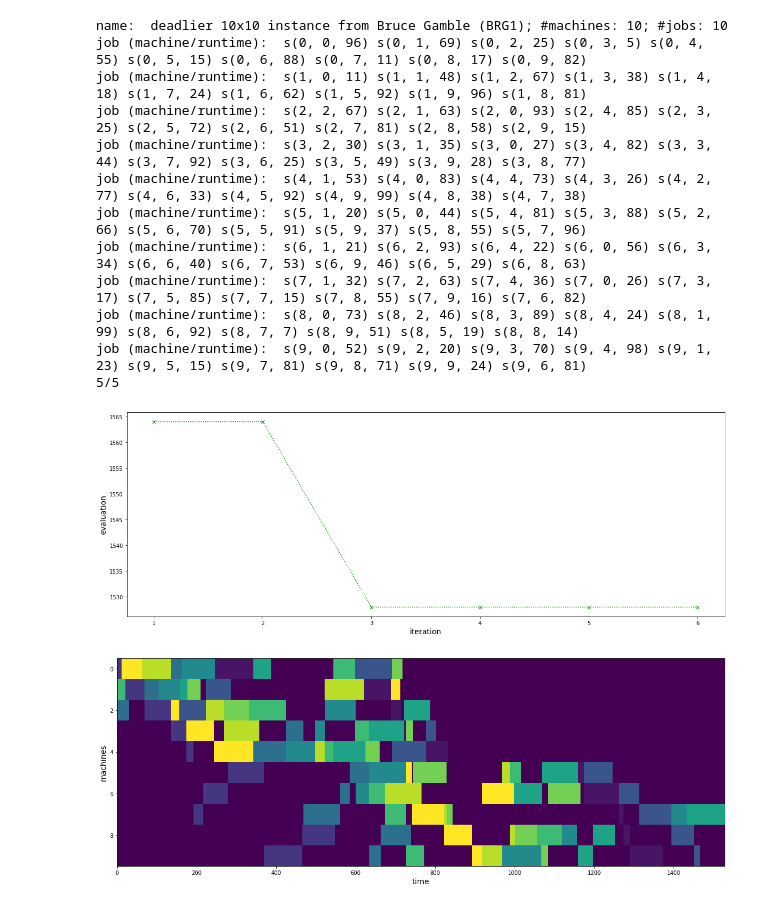
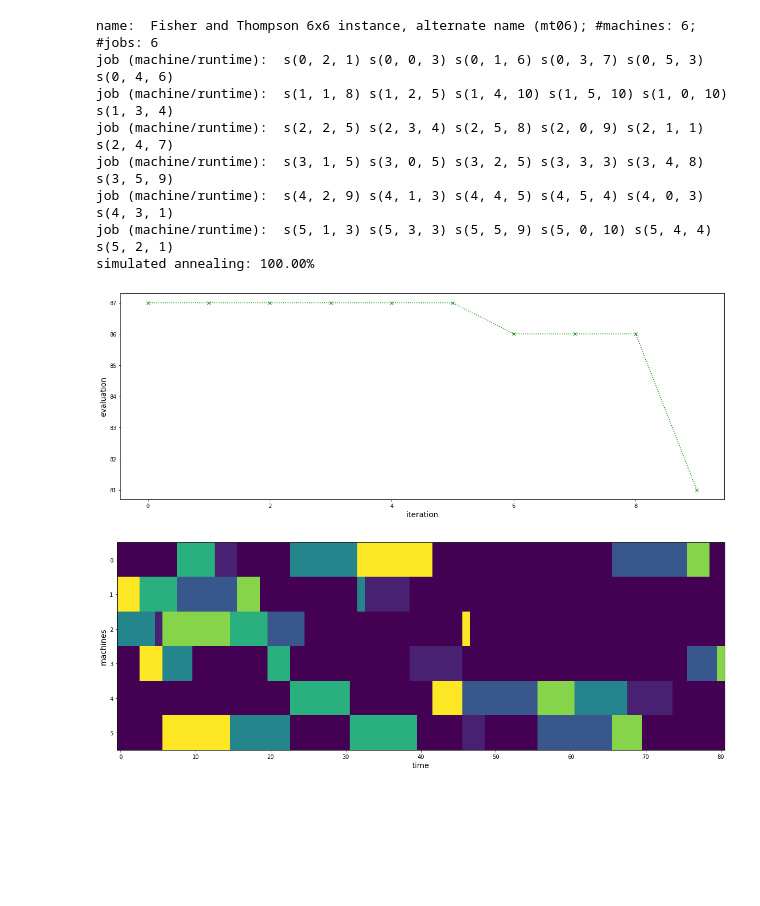
Before and after one commit to graps1/jobshop, a Jupyter notebook: viz.ipynb, the cells around one changed output. Saved outputs shown, nothing was run; the diff lists cells and outputs as text; code cells hidden in the pictures; blank space fills up the shorter version.

```diff
--- a/viz.ipynb
+++ b/viz.ipynb
@@ -57,12 +70,12 @@ from renderer import render_jls, render_improvement
 
 problems = get_problems("jobshop1.txt")
 
-def execute_search(problemidx, n_iterations=10):
+def execute_search(problemidx, search_alg, n_iterations=10):
     global problems
     problem = problems[problemidx]
     print(problem)
     jobs = map_problem_to_jls(problem)
     jls.set_params(problem)
-    schedule,vals = jls.search_hillclimber_iterated(jobs, n_iterations)
+    schedule,vals = search_alg(jobs, n_iterations)
     render_improvement(vals)
     render_jls(problem.nr_machines, problem.nr_jobs, schedule)
@@ -99,17 +82,13 @@ job (machine/runtime):  s(9, 4, 40) s(9, 1, 83) s(9, 0, 19) s(9, 2, 8) s(9, 3, 7
-# %%
-execute_search(50,5)
-# %% [output]
-name:  deadlier 10x10 instance from Bruce Gamble (BRG1); #machines: 10; #jobs: 10
-job (machine/runtime):  s(0, 0, 96) s(0, 1, 69) s(0, 2, 25) s(0, 3, 5) s(0, 4, 55) s(0, 5, 15) s(0, 6, 88) s(0, 7, 11) s(0, 8, 17) s(0, 9, 82)
-job (machine/runtime):  s(1, 0, 11) s(1, 1, 48) s(1, 2, 67) s(1, 3, 38) s(1, 4, 18) s(1, 7, 24) s(1, 6, 62) s(1, 5, 92) s(1, 9, 96) s(1, 8, 81)
-job (machine/runtime):  s(2, 2, 67) s(2, 1, 63) s(2, 0, 93) s(2, 4, 85) s(2, 3, 25) s(2, 5, 72) s(2, 6, 51) s(2, 7, 81) s(2, 8, 58) s(2, 9, 15)
-job (machine/runtime):  s(3, 2, 30) s(3, 1, 35) s(3, 0, 27) s(3, 4, 82) s(3, 3, 44) s(3, 7, 92) s(3, 6, 25) s(3, 5, 49) s(3, 9, 28) s(3, 8, 77)
-job (machine/runtime):  s(4, 1, 53) s(4, 0, 83) s(4, 4, 73) s(4, 3, 26) s(4, 2, 77) s(4, 6, 33) s(4, 5, 92) s(4, 9, 99) s(4, 8, 38) s(4, 7, 38)
-job (machine/runtime):  s(5, 1, 20) s(5, 0, 44) s(5, 4, 81) s(5, 3, 88) s(5, 2, 66) s(5, 6, 70) s(5, 5, 91) s(5, 9, 37) s(5, 8, 55) s(5, 7, 96)
-job (machine/runtime):  s(6, 1, 21) s(6, 2, 93) s(6, 4, 22) s(6, 0, 56) s(6, 3, 34) s(6, 6, 40) s(6, 7, 53) s(6, 9, 46) s(6, 5, 29) s(6, 8, 63)
-job (machine/runtime):  s(7, 1, 32) s(7, 2, 63) s(7, 4, 36) s(7, 0, 26) s(7, 3, 17) s(7, 5, 85) s(7, 7, 15) s(7, 8, 55) s(7, 9, 16) s(7, 6, 82)
-job (machine/runtime):  s(8, 0, 73) s(8, 2, 46) s(8, 3, 89) s(8, 4, 24) s(8, 1, 99) s(8, 6, 92) s(8, 7, 7) s(8, 9, 51) s(8, 5, 19) s(8, 8, 14)
-job (machine/runtime):  s(9, 0, 52) s(9, 2, 20) s(9, 3, 70) s(9, 4, 98) s(9, 1, 23) s(9, 5, 15) s(9, 7, 81) s(9, 8, 71) s(9, 9, 24) s(9, 6, 81)
-5/5
-[figure, removed]
-[figure, removed]
+# %%
+execute_search(5,jls.search_simulatedannealing, n_iterations=10)
+# %% [output]
+name:  Fisher and Thompson 6x6 instance, alternate name (mt06); #machines: 6; #jobs: 6
+job (machine/runtime):  s(0, 2, 1) s(0, 0, 3) s(0, 1, 6) s(0, 3, 7) s(0, 5, 3) s(0, 4, 6)
+job (machine/runtime):  s(1, 1, 8) s(1, 2, 5) s(1, 4, 10) s(1, 5, 10) s(1, 0, 10) s(1, 3, 4)
+job (machine/runtime):  s(2, 2, 5) s(2, 3, 4) s(2, 5, 8) s(2, 0, 9) s(2, 1, 1) s(2, 4, 7)
+job (machine/runtime):  s(3, 1, 5) s(3, 0, 5) s(3, 2, 5) s(3, 3, 3) s(3, 4, 8) s(3, 5, 9)
+job (machine/runtime):  s(4, 2, 9) s(4, 1, 3) s(4, 4, 5) s(4, 5, 4) s(4, 0, 3) s(4, 3, 1)
+job (machine/runtime):  s(5, 1, 3) s(5, 3, 3) s(5, 5, 9) s(5, 0, 10) s(5, 4, 4) s(5, 2, 1)
+simulated annealing: 100.00%
+[figure, added]
+[figure, added]
```
Also changed, not shown: parts of 14 cells of this notebook, 1 other file.
